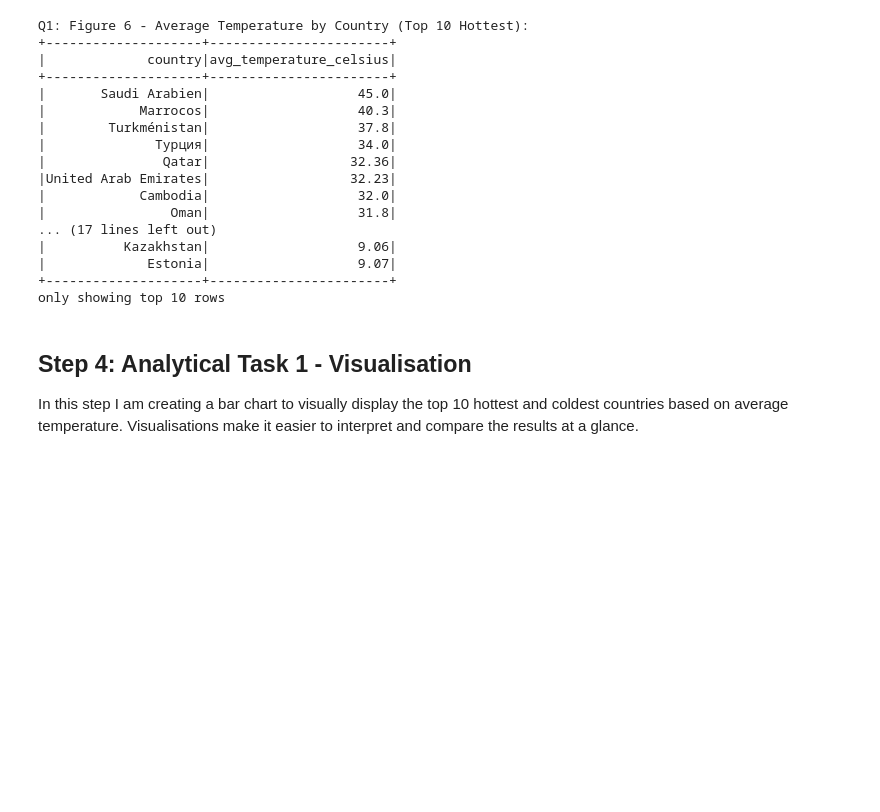
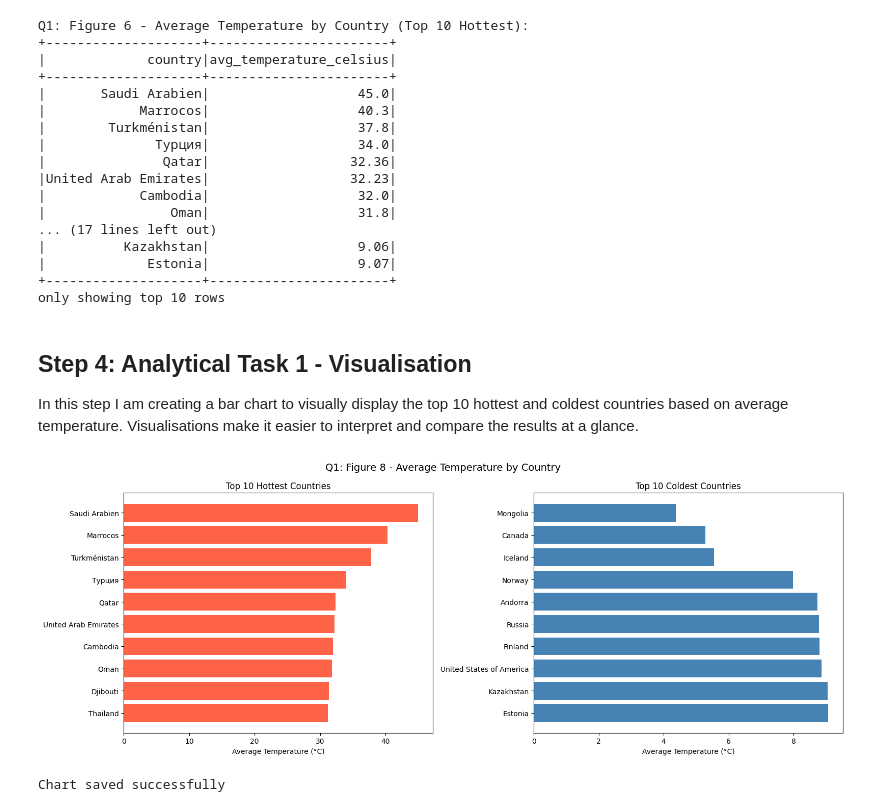
Before and after one commit to Akakiusz/big-data-weather-analytics, a Jupyter notebook: NOTEBOOKS/Q1_Hadoop_PySpark.ipynb, the cells around one changed output. Saved outputs shown, nothing was run; the diff lists cells and outputs as text; code cells hidden in the pictures; blank space fills up the shorter version.

Commit message:
Q1.ipynb
visualisation

```diff
--- a/NOTEBOOKS/Q1_Hadoop_PySpark.ipynb
+++ b/NOTEBOOKS/Q1_Hadoop_PySpark.ipynb
@@ -165,3 +165,33 @@ only showing top 10 rows
 In this step I am creating a bar chart to visually display the top 10 hottest
 and coldest countries based on average temperature.
 Visualisations make it easier to interpret and compare the results at a glance.
+# %%
+import matplotlib.pyplot as plt
+
+# Convert to pandas for visualisation
+top10_hot = avg_temp.limit(10).toPandas()
+top10_cold = avg_temp.orderBy("avg_temperature_celsius", ascending=True).limit(10).toPandas()
+
+# Create figure with two subplots
+fig, (ax1, ax2) = plt.subplots(1, 2, figsize=(16, 6))
+
+# Top 10 Hottest Countries
+ax1.barh(top10_hot["country"], top10_hot["avg_temperature_celsius"], color="tomato")
+ax1.set_xlabel("Average Temperature (°C)")
+ax1.set_title("Top 10 Hottest Countries")
+ax1.invert_yaxis()
+
+# Top 10 Coldest Countries
+ax2.barh(top10_cold["country"], top10_cold["avg_temperature_celsius"], color="steelblue")
+ax2.set_xlabel("Average Temperature (°C)")
+ax2.set_title("Top 10 Coldest Countries")
+ax2.invert_yaxis()
+
+plt.suptitle("Q1: Figure 8 - Average Temperature by Country", fontsize=14)
+plt.tight_layout()
+plt.savefig("Q1_Figure8_temperature_by_country.png")
+plt.show()
+print("Chart saved successfully")
+# %% [output]
+[figure, added]
+Chart saved successfully
```
Also changed, not shown: 1 other file.
